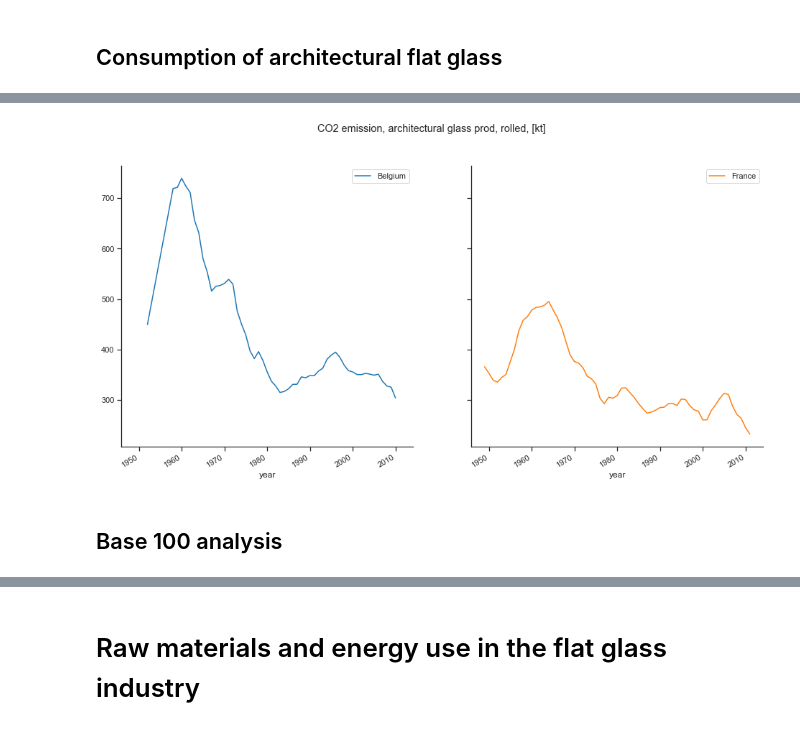
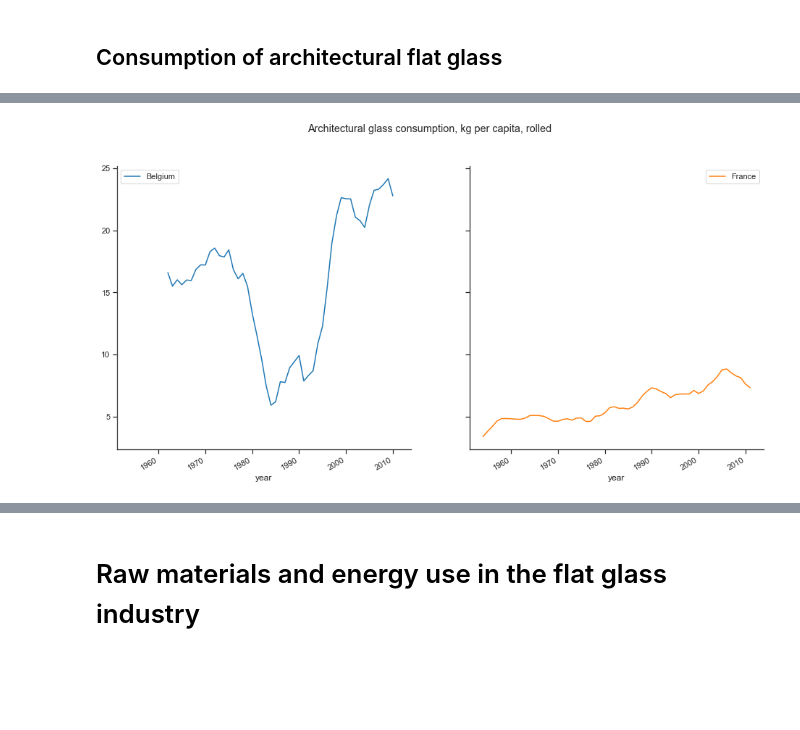
Before and after one commit to JeanSouv/01_MFA_GlassIndustry, a Jupyter notebook: MFA_FlatGlassIndustry.ipynb, the cells around one changed output, grey strips where cells are left out. Drawn from its saved outputs; the diff is of its cells as text; code cells hidden in the pictures; blank space fills up the shorter version.

Commit message:
Update of the notebook

```diff
--- a/MFA_FlatGlassIndustry.ipynb
+++ b/MFA_FlatGlassIndustry.ipynb
@@ -258,0 +321,4 @@ with sns.plotting_context("notebook"):
+# %%
+BE_FR_Pop[('Population [x1000]', 'Belgium')] = (
+    BE_FR_Pop[('Population [x1000]', 'Belgium')].interpolate(method='linear')
+)
@@ -546,0 +551,15 @@ plt.show()
+# %%
+(BE_FR['Architectural glass consumption [kg/cap]']
+ .plot(subplots=True,
+       grid=False,
+       layout=(1, 2),
+       figsize=(16, 8),
+       sharex=True, sharey=True,
+       title=("Architectural glass consumption, kg per capita")
+      )
+)
+
+ax.set_xlim(1945,2015)
+ax.set_ylim(ymin=0)
+sns.despine()
+plt.show()
@@ -547,24 +568,18 @@ plt.show()
 # %%
-#Rolling and ploting the CO2 emission related to architectural glass prod
-with sns.plotting_context("notebook"):
-    #Rolling flat glass production according to a 5-year mean
-    (BE_FR['CO2, architectural glass [kt]']
-     .interpolate(method="linear", limit_area='inside')
+((BE_FR['Architectural glass consumption [kg/cap]']
      .rolling(5, center = True)
-     .mean()).plot(subplots=True,
-                   grid=False,
-                   layout=(1, 2),
-                   figsize=(16, 8),
-                   sharex=True, sharey=True,
-                   title=
-                   ("CO2 emission, architectural glass prod, rolled, [kt]")
-                  )
+     .mean())
+ .plot(subplots=True,
+       grid=False,
+       layout=(1, 2),
+       figsize=(16, 8),
+       sharex=True, sharey=True,
+       title="Architectural glass consumption, kg per capita, rolled")
+)
 
-    ax.set_xlim(1945,2015)
-    ax.set_ylim(ymin=0)
-    sns.despine()
-    plt.show()
+ax.set_xlim(1945,2015)
+ax.set_ylim(ymin=0)
+sns.despine()
+plt.show()
 # %% [output]
-[figure, old version]
+[figure, new version]
-# %% [markdown]
-## Base 100 analysis
```
Also changed, not shown: parts of 113 cells of this notebook, 2 other files.
